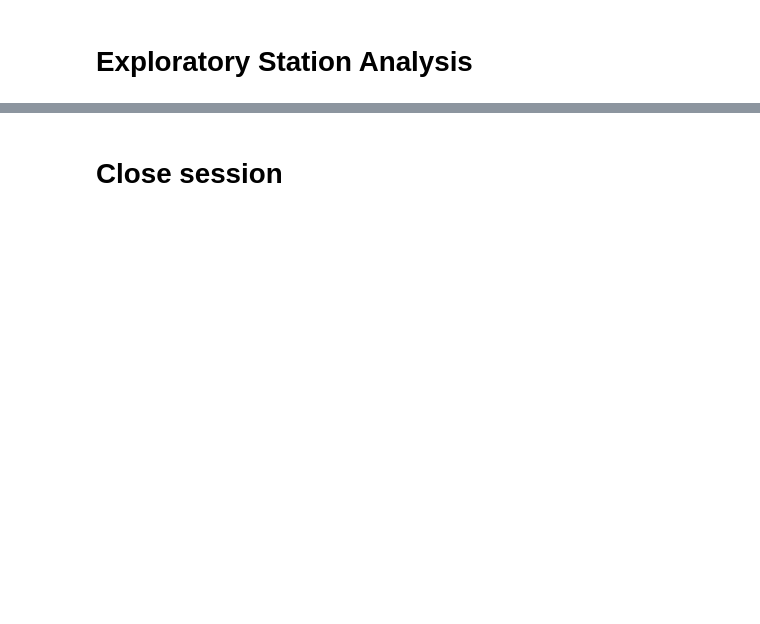
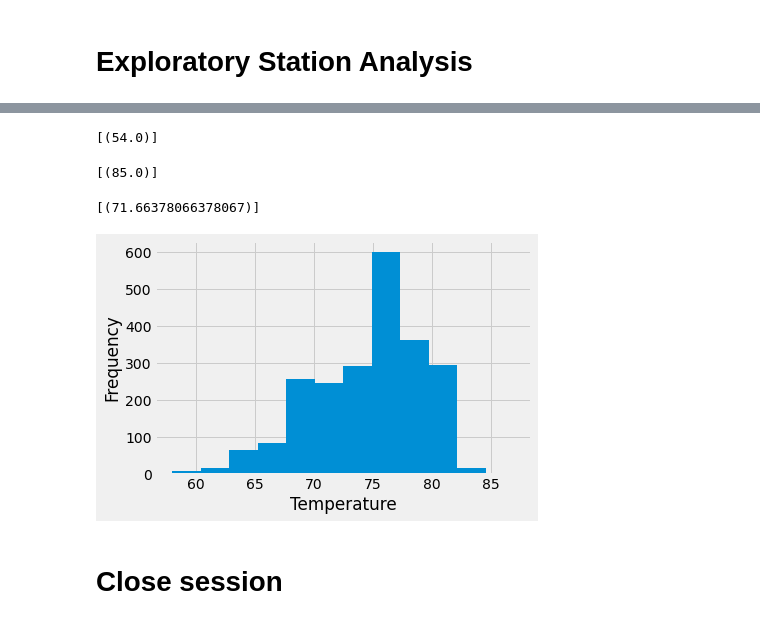
Before and after one commit to LaurenGT/Hawaii_WeatherStation_Analysis, a Jupyter notebook: climate_starter.ipynb, the cells around one changed output, grey strips where cells are left out. Cells and saved outputs as stored; diff of their text form; code cells hidden in the pictures; blank space fills up the shorter version.

```diff
--- a/climate_starter.ipynb
+++ b/climate_starter.ipynb
@@ -120,8 +154,51 @@ plt.show()
 # %%
 # Using the most active station id from the previous query, calculate the lowest, highest, and average temperature.
+most_active = "USC00519281"
+# most_active
+
+# lowest temp (tobs)
+lowest_temp = session.query(func.min(Measurement.tobs)).\
+    filter(Measurement.station == most_active).all()
+lowest_temp
+# %% [output]
+[(54.0)]
+# %%
+# highest temp
+highest_temp = session.query(func.max(Measurement.tobs)).\
+    filter(Measurement.station == most_active).all()
+highest_temp
+# %% [output]
+[(85.0)]
+# %%
+# average temp
+average_temp = session.query(func.avg(Measurement.tobs)).\
+    filter(Measurement.station == most_active).all()
+average_temp
+# %% [output]
+[(71.66378066378067)]
 # %%
 # Using the most active station id
 # Query the last 12 months of temperature observation data for this station and plot the results as a histogram
+most_act_max_date = session.query(func.max(Measurement.date)).\
+    filter(Measurement.station == most_active).all()
+# most_act_max_date
+most_act_query_date = dt.date(2017, 8, 18) - dt.timedelta(days=365)
+# print(most_act_query_date)
+
+most_act_twelve_months = session.query(Measurement.date, Measurement.tobs).\
+    filter(Measurement.date > most_act_query_date).\
+    order_by(Measurement.date).all()
+
+most_act_sta_df = pd.DataFrame(most_act_twelve_months)
+# most_act_sta_df
+
+most_act_sta_df.hist(bins=12)
+plt.title('')
+plt.xlabel('Temperature')
+plt.ylabel('Frequency')
+plt.show()
+# %% [output]
+[figure, added]
 # %% [markdown]
 # Close session
 # %%
```
Also changed, not shown: parts of 4 cells of this notebook.
